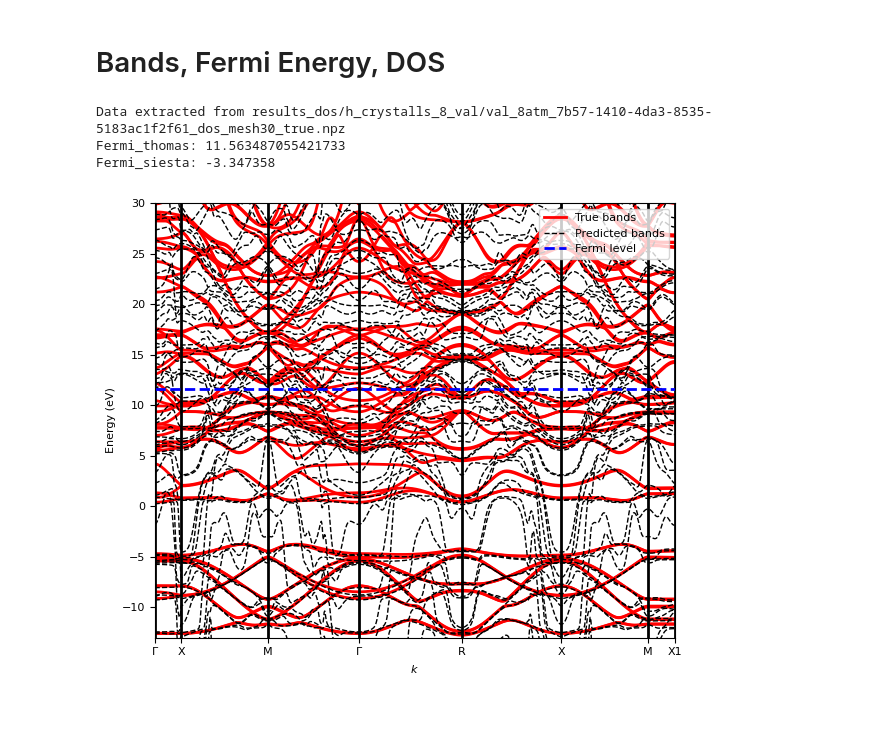
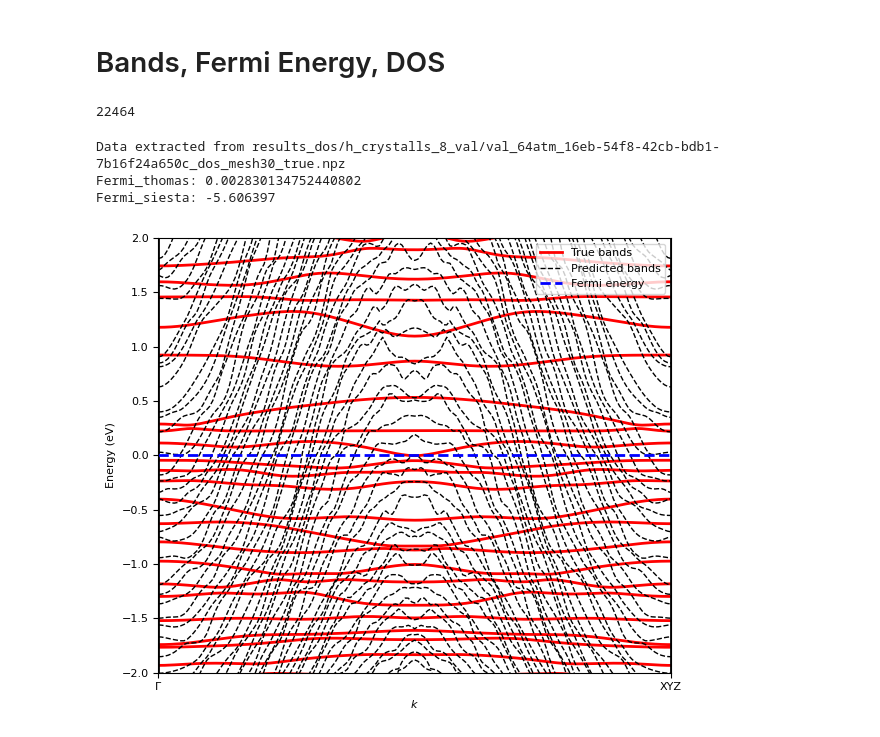
Before and after one commit to alapena/graph2mat4abn, a Jupyter notebook: notebooks/plot_hamiltonian_bands_dos.ipynb, the cells around one changed output. Cells and saved outputs as stored; diff of their text form; code cells hidden in the pictures.

Commit message:
all figures computed for dos

```diff
--- a/notebooks/plot_hamiltonian_bands_dos.ipynb
+++ b/notebooks/plot_hamiltonian_bands_dos.ipynb
@@ -27,10 +27,11 @@ import matplotlib.pyplot as plt
 import sisl
 # %%
 model_dir = Path("results/h_crystalls_8")
-directory = Path("results_dos/h_crystalls_8_val") # To take the bands and dos results _fullEnergyRange
+directory = Path("results_dos/h_crystalls_8_val")
 filename = "val_best_model.tar"
 split = "val"
-path = Path("dataset/SHARE_OUTPUTS_8_ATOMS/7b57-1410-4da3-8535-5183ac1f2f61")
+path = Path("dataset/SHARE_OUTPUTS_64_ATOMS/16eb-54f8-42cb-bdb1-7b16f24a650c")
+n_orbs_per_atom = 13
 
 n_atoms = path.parts[-2].split("_")[2]
 structure = path.parts[-1]
@@ -463,7 +467,7 @@ def FindFermi2(energies, dos, N_orbitals, N_electrons, mode='linear', ShowPlot=F
 
     cum_int=integrate.cumulative_trapezoid(dos, energies, initial=0)  #cumulative integral providing (possibly up to normalization) the number of filled states up to a given energy
     cum_int=N_orbitals*cum_int/cum_int[-1]  #enforce normalisation (typically very close to 1 without it, but if cum_int(E) is flat near E_f, a small normalization error can yield very large E_fermi errors)
-    ind_Fermi=np.argwhere(cum_int>cross_val)[0][0]  #the first index which passes the Fermi level
+    ind_Fermi=np.argwhere(cum_int>cross_val)[0][0]  #the first index which passes the Fermi energy
 
     if mode=='discrete':
         E_Fermi=energies[ind_Fermi]  #we just return that value. A priori limited to energy mesh precision.
@@ -490,14 +494,35 @@ def FindFermi2(energies, dos, N_orbitals, N_electrons, mode='linear', ShowPlot=F
 
 
     return E_Fermi
+
+
+import re
+import sys
+
+def read_orbital_count(path="aiida.ORB_INDX") -> int:
+    # Look for the pattern "<number> = orbitals" anywhere in the first few lines
+    with open(path, "r", encoding="utf-8", errors="ignore") as f:
+        for _ in range(5):  # it's on the first line, but scan a few just in case
+            line = f.readline()
+            if not line:
+                break
+            m = re.search(r"\b(\d+)\s*=\s*orbitals\b", line, flags=re.IGNORECASE)
+            if m:
+                return int(m.group(1))
+    raise ValueError("Couldn't find '<number> = orbitals' in the header.")
+
+filepath = path / "aiida.ORB_INDX"
+print(read_orbital_count(filepath))
+# %% [output]
+22464
 # %%
 import numpy as np
 import matplotlib.pyplot as plt
 import re
 
-def read_fermi_level(path: str) -> float:
+def read_fermi_energy(path: str) -> float:
     """
-    Return the last reported Fermi level (in eV) from a SIESTA aiida.out file.
+    Return the last reported Fermi energy (in eV) from a SIESTA aiida.out file.
     """
     pat = re.compile(r'Fermi\s*=\s*([+-]?\d+(?:\.\d+)?(?:[eE][+-]?\d+)?)')
     fermi = None
@@ -507,7 +532,7 @@ def read_fermi_level(path: str) -> float:
             if m:
                 fermi = float(m.group(1))
     if fermi is None:
-        raise ValueError("Fermi level not found in file.")
+        raise ValueError("Fermi energy not found in file.")
     return fermi
 
 def plot_bands_matplotlib(k_len, bands, k_idx, k_label,
@@ -541,9 +566,9 @@ def plot_bands_matplotlib(k_len, bands, k_idx, k_label,
     # Vertical separators
     ax.vlines(k_len[np.asarray(k_idx, int)], vmin, vmax, colors="black", lw=2)
 
-    # Optional Fermi level
+    # Optional Fermi energy
     if fermi_lvl is not None:
-        ax.axhline(fermi_lvl, color="blue", ls="--", lw=2, label="Fermi level")
+        ax.axhline(fermi_lvl, color="blue", ls="--", lw=2, label="Fermi energy")
 
     # Axes & ticks
     ax.set_xlabel(r"$k$")
@@ -594,47 +619,54 @@ loaded_file = np.load(filename)
 bands_pred = loaded_file["bands"]
 
 k_len_plot = np.repeat(energy[:,None], bands_true.shape[0], axis=1)
-fermi_lvl=read_fermi_level(path / "aiida.out")
+fermi_lvl=read_fermi_energy(path / "aiida.out")
 
 
 #DOS
 # True
 filename = split + "_" + struct + "_dos_mesh30_true.npz"
+# filename = struct + "_dos_mesh30_true.npz"
 filename = directory / filename
 loaded_file = np.load(filename)
 print("Data extracted from", filename)
 
 energies = loaded_file["energies"]
 dos_true = loaded_file["dos"]
 
 # Pred
+filename = split + "_" + struct + "_dos_mesh30_pred.npz"
 # filename = struct + "_dos_mesh30_pred.npz"
-# filename = directory / filename
-# # loaded_file = np.load(filename)
+filename = directory / filename
+# loaded_file = np.load(filename)
 
 energies_pred = loaded_file["energies"]
 dos_pred = loaded_file["dos"]
 
 #FERMI
-fermi_lvl_thomas = FindFermi2(energies, dos_true, 13, 8,ShowPlot=False)
+filepath = path / "aiida.ORB_INDX"
+n_orbs_supercell = read_orbital_count(filepath)
+n_cells = n_orbs_supercell//n_orbs_per_atom//int(n_atoms)
+n_B = np.sum(sisl.get_sile(path / "aiida.fdf").read_geometry().atoms.Z == 5)
+n_N = np.sum(sisl.get_sile(path / "aiida.fdf").read_geometry().atoms.Z == 7)
+fermi_lvl_thomas = FindFermi2(energies, dos_true, n_orbs_per_atom*int(n_atoms)*n_cells, (3*n_B + 5*n_N)*n_cells, ShowPlot=False)
 print("Fermi_thomas:", fermi_lvl_thomas)
-fermi_lvl=read_fermi_level(path / "aiida.out")
+fermi_lvl=read_fermi_energy(path / "aiida.out")
 print("Fermi_siesta:", fermi_lvl)
 
 
 
 # fig_bands = plot_bands(k_len, bands, k_idx, k_label, predicted_bands=None, filepath=None)
-ylim=[-13, 30]
+ylim=[-2, 2]
 fig_bands, ax = plot_bands_matplotlib(energy, bands_true, k_idx, k_label, predicted_bands=bands_pred, filepath=None, ylim=ylim, fermi_lvl=fermi_lvl_thomas, legend_loc="upper right")
 
 filename = f"{split}_{n_atoms}atm_{structure}_bands.png"
 filepath = Path("exports") / model_dir.parts[-1] / filename
 fig_bands.savefig(str(filepath), dpi=150, bbox_inches="tight")
 # %% [output]
-Data extracted from results_dos/h_crystalls_8_val/val_8atm_7b57-1410-4da3-8535-5183ac1f2f61_dos_mesh30_true.npz
-Fermi_thomas: 11.563487055421733
-Fermi_siesta: -3.347358
+Data extracted from results_dos/h_crystalls_8_val/val_64atm_16eb-54f8-42cb-bdb1-7b16f24a650c_dos_mesh30_true.npz
+Fermi_thomas: 0.002830134752440802
+Fermi_siesta: -5.606397
-[figure, old version]
+[figure, new version]
 # %%
 def plot_dos_matplotlib(
     energy, dos,
```
Also changed, not shown: parts of 9 cells of this notebook, 2 other files.
